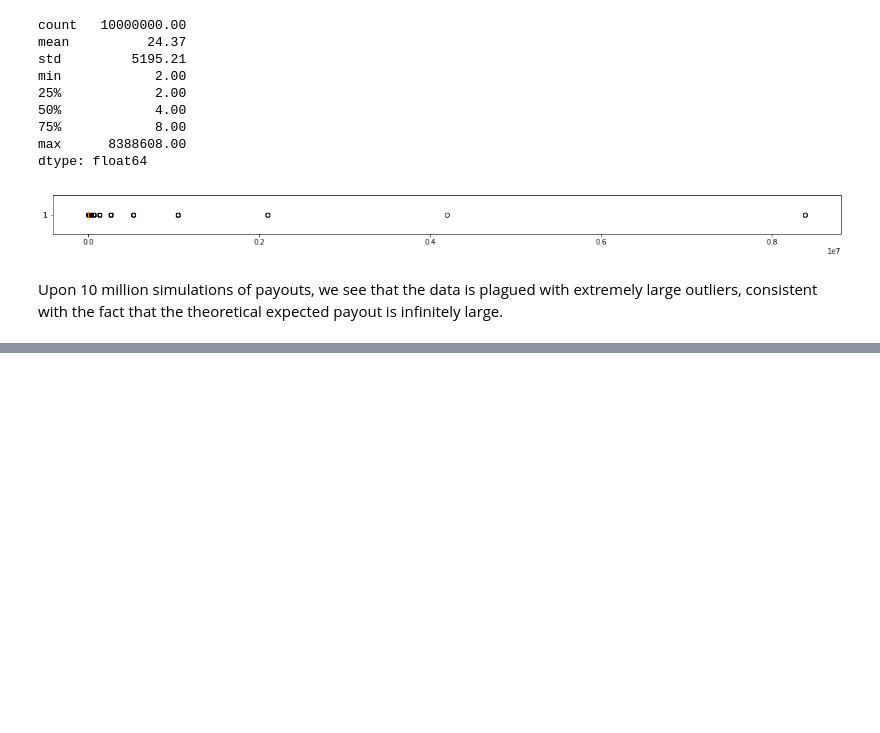
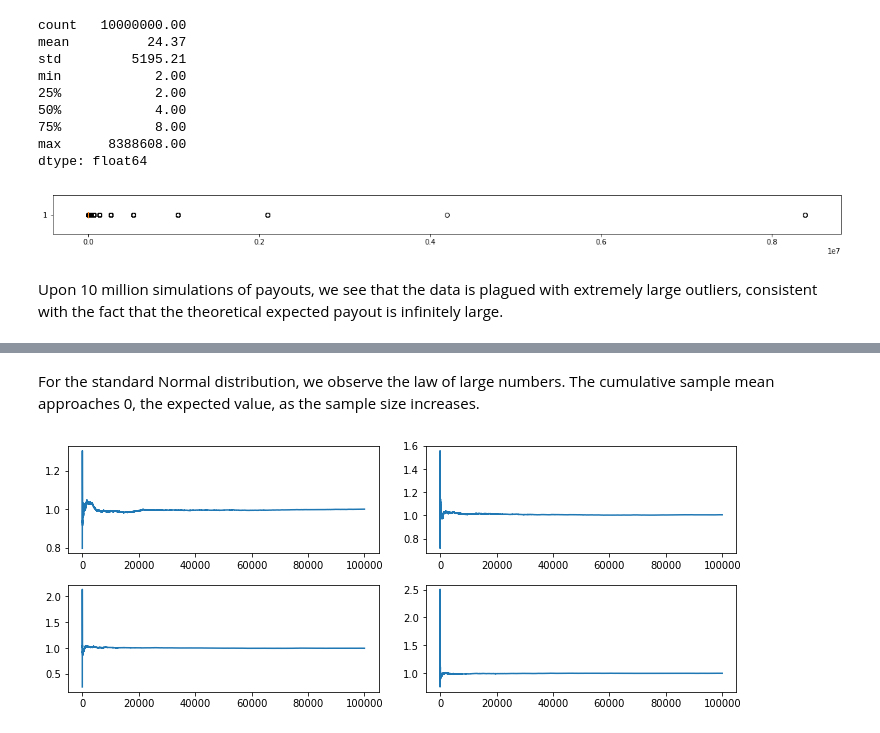
Before and after one commit to dleestat/quirky-data-science, a Jupyter notebook: quirky-data-science.ipynb, the cells around one changed output, grey strips where cells are left out. Saved outputs shown, nothing was run; the diff lists cells and outputs as text; code cells hidden in the pictures; blank space fills up the shorter version.

```diff
--- a/quirky-data-science.ipynb
+++ b/quirky-data-science.ipynb
@@ -130,0 +160,12 @@ Upon 10 million simulations of payouts, we see that the data is plagued with ext
+# %% [markdown]
+For the standard Normal distribution, we observe the law of large numbers. The cumulative sample mean approaches 0, the expected value, as the sample size increases.
+# %%
+# Standard Exponential distribution
+fig, axes = plt.subplots(2, 2, figsize=[10,4])
+np.random.seed(0)
+for ax in axes.flatten():
+    sample = np.random.standard_exponential(100000)
+    ax.plot(np.cumsum(sample) / np.arange(1, len(sample)+1))
+plt.tight_layout()
+# %% [output]
+[figure, added]
```
Also changed, not shown: parts of 9 cells of this notebook, 2 other files.
